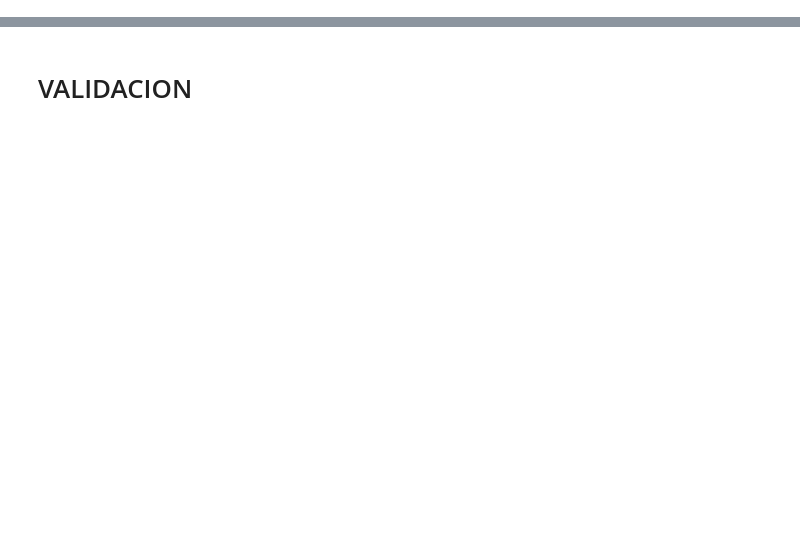
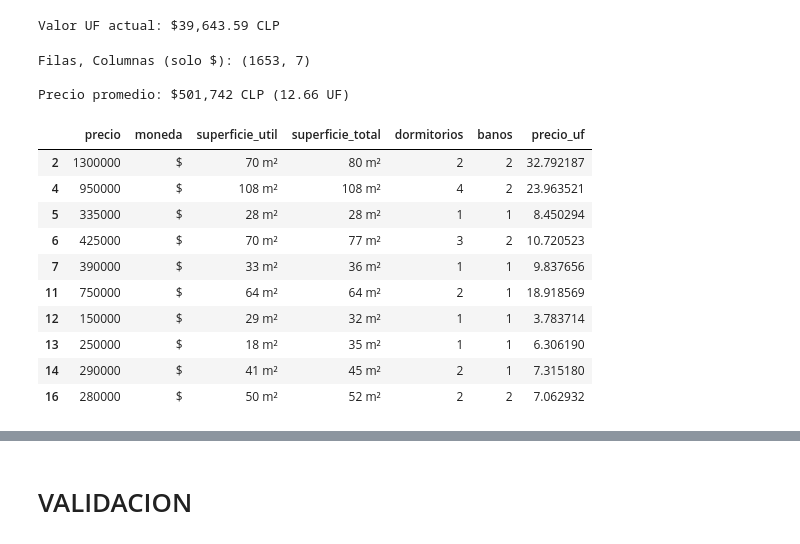
Before and after one commit to alexisnasus/data-science, a Jupyter notebook: Proyecto_Data_Science.ipynb, the cells around one changed output, grey strips where cells are left out. Saved outputs shown, nothing was run; the diff lists cells and outputs as text; code cells hidden in the pictures; blank space fills up the shorter version.

```diff
--- a/Proyecto_Data_Science.ipynb
+++ b/Proyecto_Data_Science.ipynb
@@ -42,13 +85,57 @@ display(df_modelo.head(10))
+# %%
+# Obtener valor UF histórico y enriquecer datos
+import requests
+from datetime import datetime
+
+# API para obtener UF
+def obtener_valor_uf():
+    try:
+        url = "https://mindicador.cl/api/uf"
+        response = requests.get(url, timeout=10)
+        if response.status_code == 200:
+            data = response.json()
+            return data['serie'][0]['valor']
+        else:
+            return 38000  # valor aproximado fallback
+    except:
+        return 38000
+
+valor_uf = obtener_valor_uf()
+print(f"Valor UF actual: ${valor_uf:,.2f} CLP")
+
+# Agregar valor UF al dataframe para conversión posterior
+df['valor_uf_referencia'] = valor_uf
+# %% [output]
+Valor UF actual: $39,643.59 CLP
 # %%
-# Dejar solo filas con moneda "$" y mostrar una muestra
+# Convertir precios a UF y filtrar moneda
 df_pesos = df_modelo.copy()
 df_pesos["moneda_norm"] = df_pesos["moneda"].astype(str).str.strip()
 
-# nos quedamos estrictamente con "$"
+# Filtrar solo pesos chilenos
 df_pesos = df_pesos[df_pesos["moneda_norm"] == "$"].drop(columns=["moneda_norm"])
 
+# Convertir precio a UF (variable más estable en el tiempo)
+df_pesos['precio_uf'] = df_pesos['precio'] / valor_uf
+
 print("Filas, Columnas (solo $):", df_pesos.shape)
+print(f"\nPrecio promedio: ${df_pesos['precio'].mean():,.0f} CLP ({df_pesos['precio_uf'].mean():.2f} UF)")
 display(df_pesos.head(10))
+# %% [output]
+Filas, Columnas (solo $): (1653, 7)
+
+Precio promedio: $501,742 CLP (12.66 UF)
+|  | precio | moneda | superficie_util | superficie_total | dormitorios | banos | precio_uf |
+| 2 | 1300000 | $ | 70 m² | 80 m² | 2 | 2 | 32.792187 |
+| 4 | 950000 | $ | 108 m² | 108 m² | 4 | 2 | 23.963521 |
+| 5 | 335000 | $ | 28 m² | 28 m² | 1 | 1 | 8.450294 |
+| 6 | 425000 | $ | 70 m² | 77 m² | 3 | 2 | 10.720523 |
+| 7 | 390000 | $ | 33 m² | 36 m² | 1 | 1 | 9.837656 |
+| 11 | 750000 | $ | 64 m² | 64 m² | 2 | 1 | 18.918569 |
+| 12 | 150000 | $ | 29 m² | 32 m² | 1 | 1 | 3.783714 |
+| 13 | 250000 | $ | 18 m² | 35 m² | 1 | 1 | 6.306190 |
+| 14 | 290000 | $ | 41 m² | 45 m² | 2 | 1 | 7.315180 |
+| 16 | 280000 | $ | 50 m² | 52 m² | 2 | 2 | 7.062932 |
 # %%
 import re
 import numpy as np
```
Also changed, not shown: parts of 16 cells of this notebook, 3 other files.
